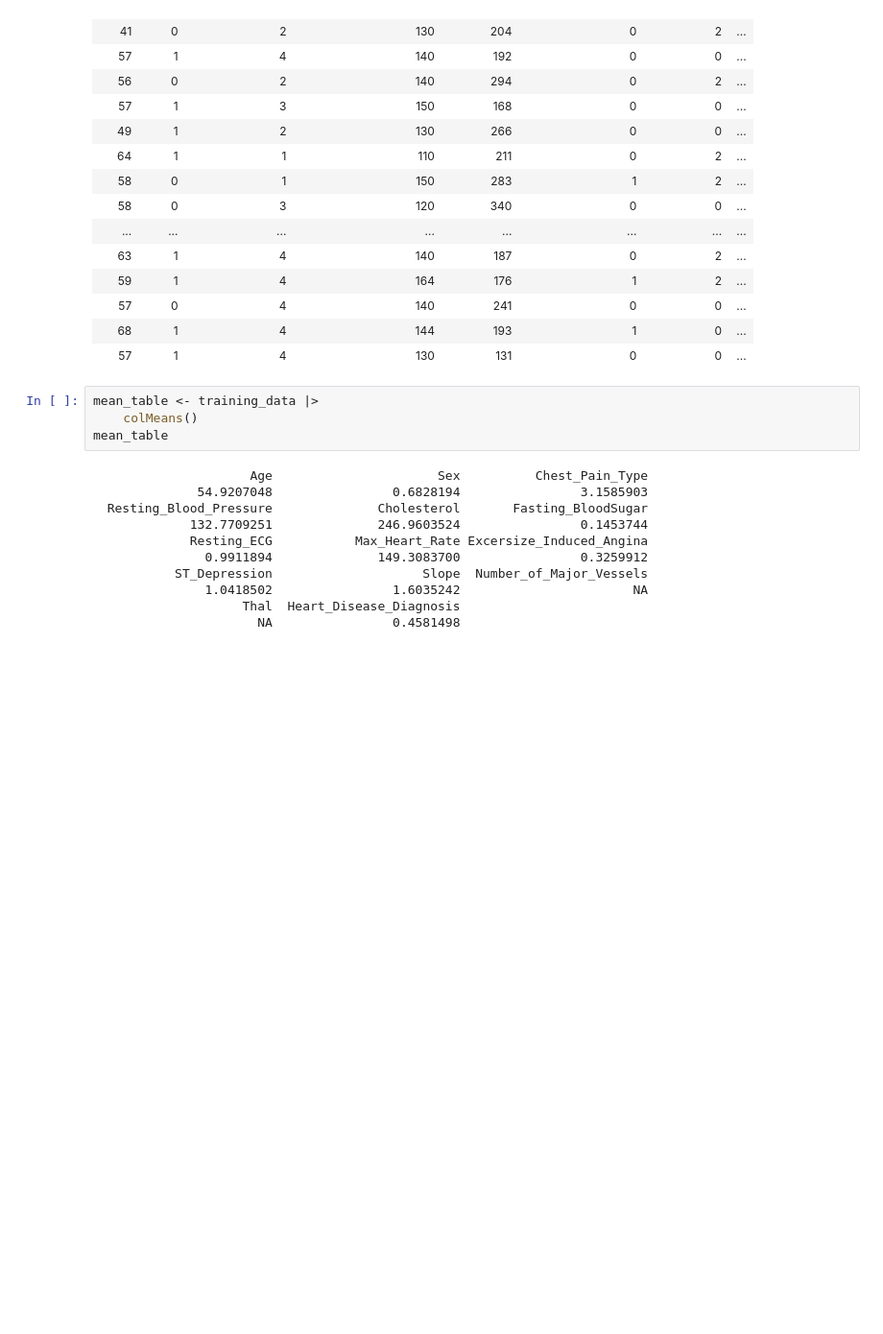
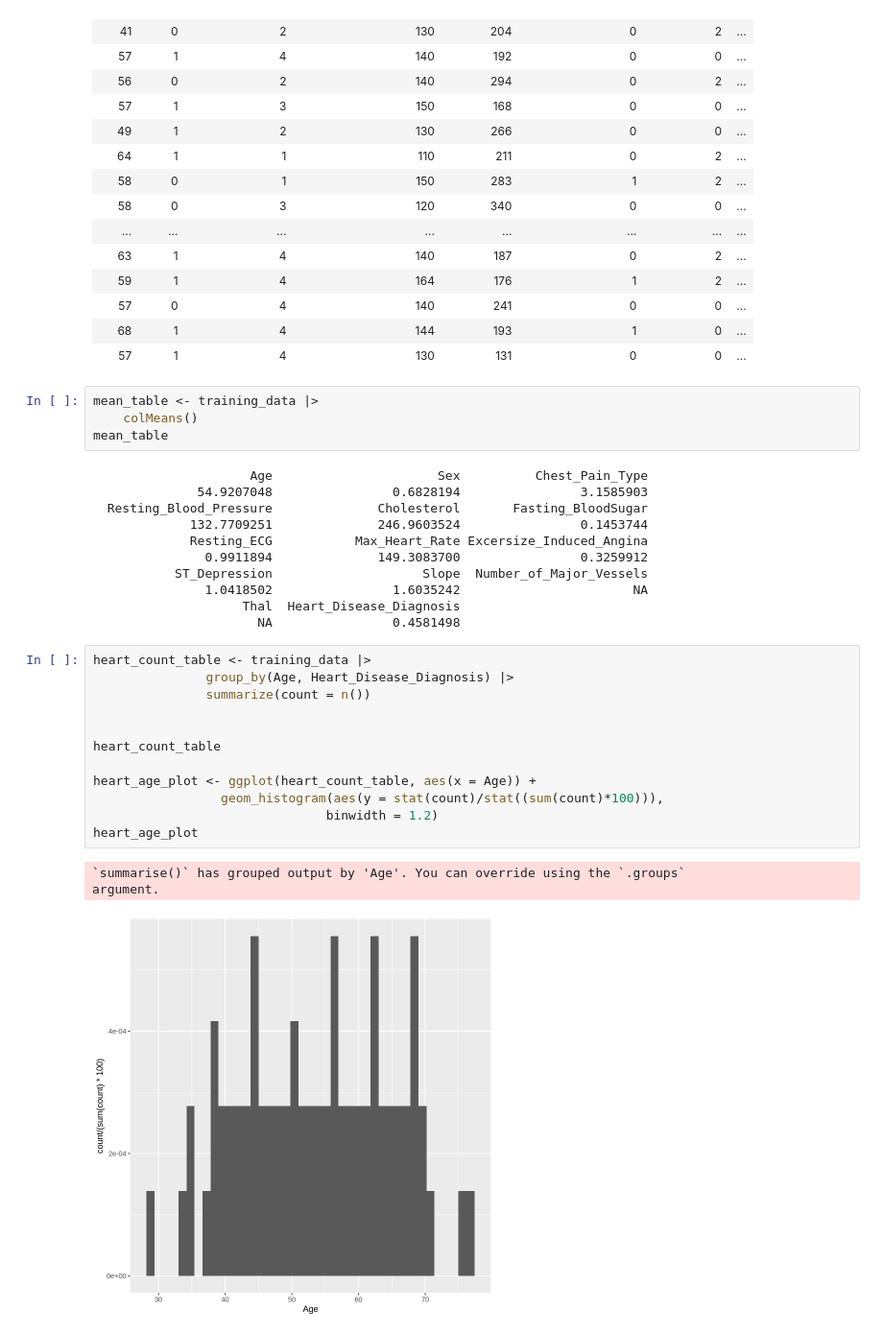
Before and after one commit to devr07/DSCI100-007-009, a Jupyter notebook: projectpropsal.ipynb, the cells around one changed output. Shown at 96% size. Drawn from its saved outputs; the diff is of its cells as text; blank space fills up the shorter version.

Commit message:
Added plot changes

```diff
--- a/projectpropsal.ipynb
+++ b/projectpropsal.ipynb
@@ -157,3 +186,19 @@ mean_table
                1.0418502                1.6035242                       NA
                     Thal  Heart_Disease_Diagnosis
                       NA                0.4581498
+# %%
+heart_count_table <- training_data |>
+               group_by(Age, Heart_Disease_Diagnosis) |>
+               summarize(count = n())
+
+
+heart_count_table
+
+heart_age_plot <- ggplot(heart_count_table, aes(x = Age)) +
+                 geom_histogram(aes(y = stat(count)/stat((sum(count)*100))),
+                               binwidth = 1.2)
+heart_age_plot
+# %% [output]
+`summarise()` has grouped output by 'Age'. You can override using the `.groups`
+argument.
+[figure, added]
```
Also changed, not shown: parts of 2 cells of this notebook.
